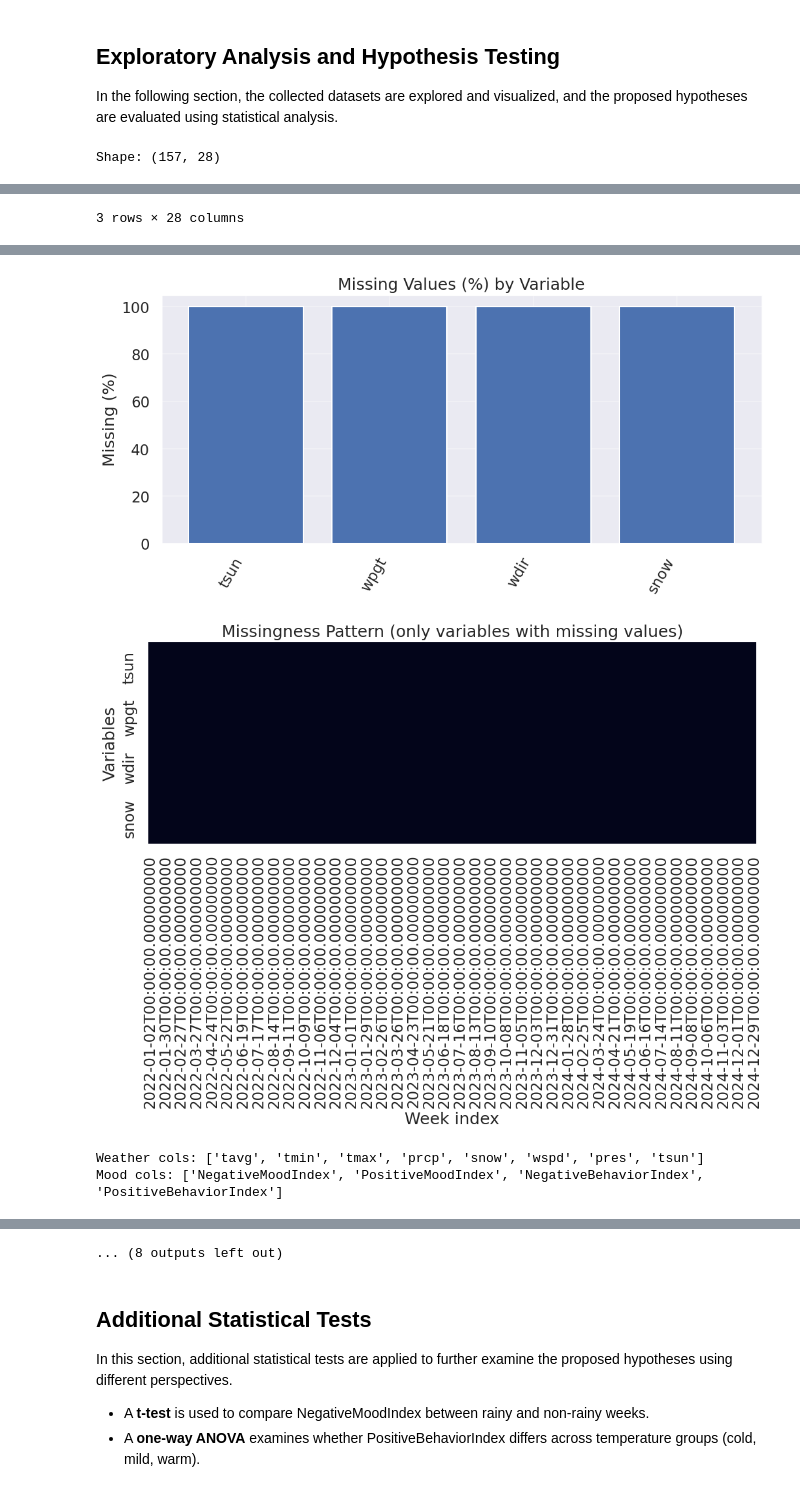
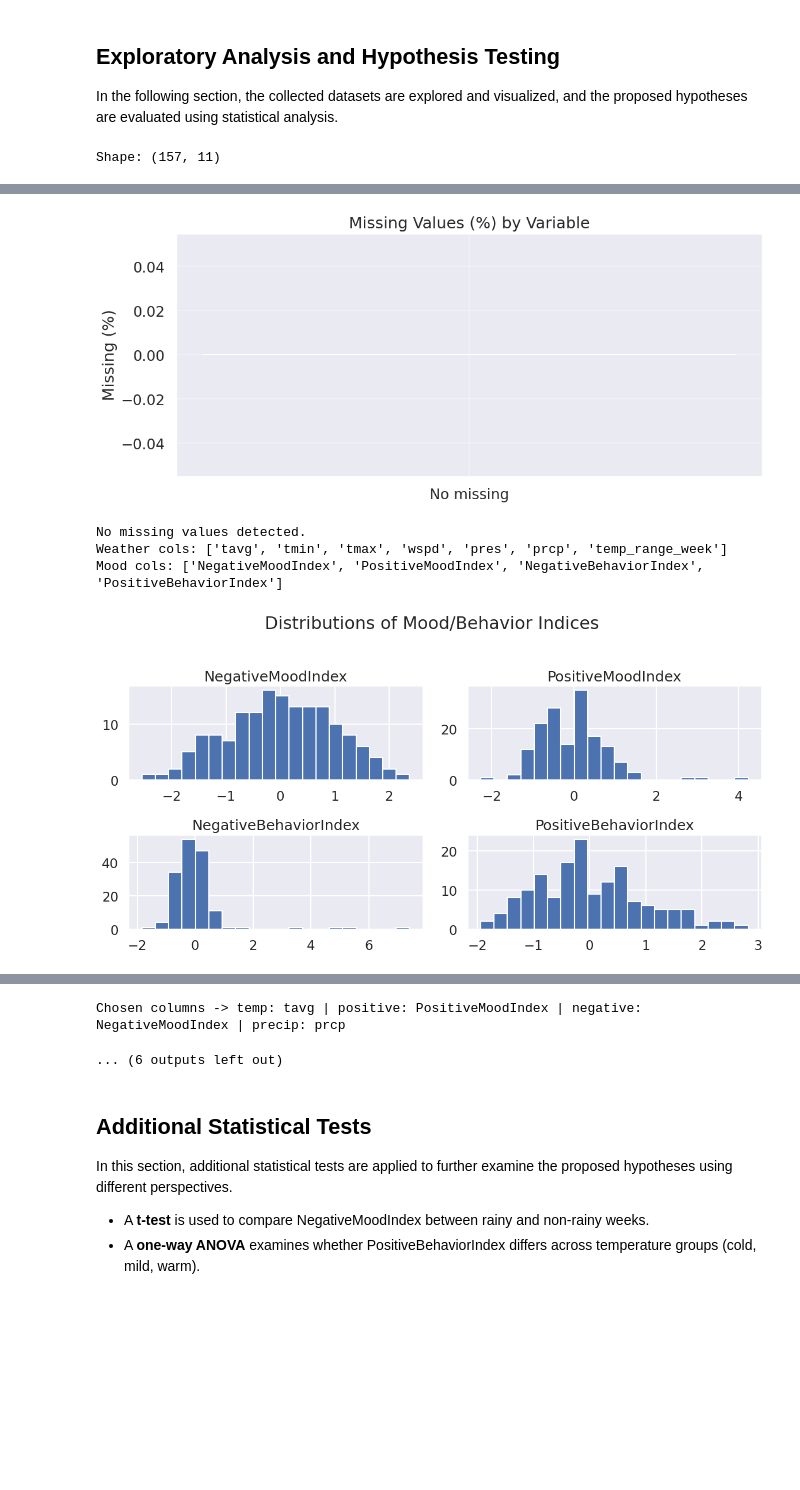
Before and after one commit to idrisinanoglu/DSA210-Project, a Jupyter notebook: DSA_210.ipynb, the cells around one changed output, grey strips where cells are left out. Saved outputs shown, nothing was run; the diff lists cells and outputs as text; code cells hidden in the pictures; blank space fills up the shorter version.

```diff
--- a/DSA_210.ipynb
+++ b/DSA_210.ipynb
@@ -301,7 +228,7 @@ from scipy import stats
 
 sns.set_context("talk")
 
-df = pd.read_csv("combined_weather_trends_istanbul_TR_2022_2024.csv", index_col=0)
+df = pd.read_csv("combined_weather_trends_istanbul_TR34_2022_2024.csv", index_col=0)
 df.index = pd.to_datetime(df.index)
 df = df.sort_index()
 
@@ -335,9 +262,11 @@ else:
     plt.show()
     print("No missing values detected.")
 
-weather_cols = [c for c in df.columns if c.lower() in [
-    "tavg","tmin","tmax","precipitation","prcp","snow","wspd","pres","sunshine","clouds"
-] or "temp" in c.lower() or "precip" in c.lower() or "sun" in c.lower() or "cloud" in c.lower()]
+weather_cols = [c for c in df.columns if (
+    c.lower() in ["tavg","tmin","tmax","prcp","wspd","pres","temp_range_week"]
+    or "temp" in c.lower()
+    or "precip" in c.lower()
+)]
 
 mood_cols = [c for c in df.columns if "index" in c.lower() or "mood" in c.lower() or "behavior" in c.lower()]
 
@@ -428,12 +357,12 @@ if precip_col is not None and neg_col is not None:
     tmp = df[[precip_col, neg_col]].dropna()
 
     tmp = tmp.copy()
-    tmp["RainyWeek"] = (tmp[precip_col] > 0).astype(int)
+    tmp["RainyWeek"] = (tmp[precip_col] >= 1.0).astype(int)
 
     plt.figure(figsize=(8,6))
     sns.boxplot(data=tmp, x="RainyWeek", y=neg_col)
     plt.title("H2: NegativeMoodIndex in Rainy vs Non-Rainy Weeks")
-    plt.xlabel("Rainy Week (0 = No rain, 1 = Rain)")
+    plt.xlabel("Rainy Week (0 = No/Low rain, 1 = Rain >= 1mm)")
     plt.ylabel("NegativeMoodIndex")
     plt.grid(alpha=0.3)
     plt.show()
@@ -459,4 +388,4 @@ if len(results) > 0:
 else:
     print("No hypothesis results computed. Check column names.")
 # %% [output]
-Shape: (157, 28)
+Shape: (157, 11)
@@ -467,4 +396,3 @@ Shape: (157, 28)
-3 rows × 28 columns
 |  | count | mean | std | min | 25% | 50% | 75% | max |
 | tavg | 157.0 | 16.523703 | 7.141250 | 1.971429 | 10.500000 | 15.614286 | 23.042857 | 29.542857 |
 | tmin | 157.0 | 13.378389 | 6.781294 | -1.357143 | 7.857143 | 12.057143 | 19.628571 | 25.514286 |
@@ -485,4 +408,5 @@ Shape: (157, 28)
-[figure, old version]
+[figure, new version]
+No missing values detected.
+Weather cols: ['tavg', 'tmin', 'tmax', 'wspd', 'pres', 'prcp', 'temp_range_week']
+Mood cols: ['NegativeMoodIndex', 'PositiveMoodIndex', 'NegativeBehaviorIndex', 'PositiveBehaviorIndex']
-[figure, old version]
+[figure, new version]
-Weather cols: ['tavg', 'tmin', 'tmax', 'prcp', 'snow', 'wspd', 'pres', 'tsun']
-Mood cols: ['NegativeMoodIndex', 'PositiveMoodIndex', 'NegativeBehaviorIndex', 'PositiveBehaviorIndex']
@@ -494,4 +418,5 @@ Mood cols: ['NegativeMoodIndex', 'PositiveMoodIndex', 'NegativeBehaviorIndex', '
+Chosen columns -> temp: tavg | positive: PositiveMoodIndex | negative: NegativeMoodIndex | precip: prcp
-... (8 outputs left out)
+... (6 outputs left out)
 # %% [markdown]
 ## Additional Statistical Tests
 
```
Also changed, not shown: parts of 16 cells of this notebook.
